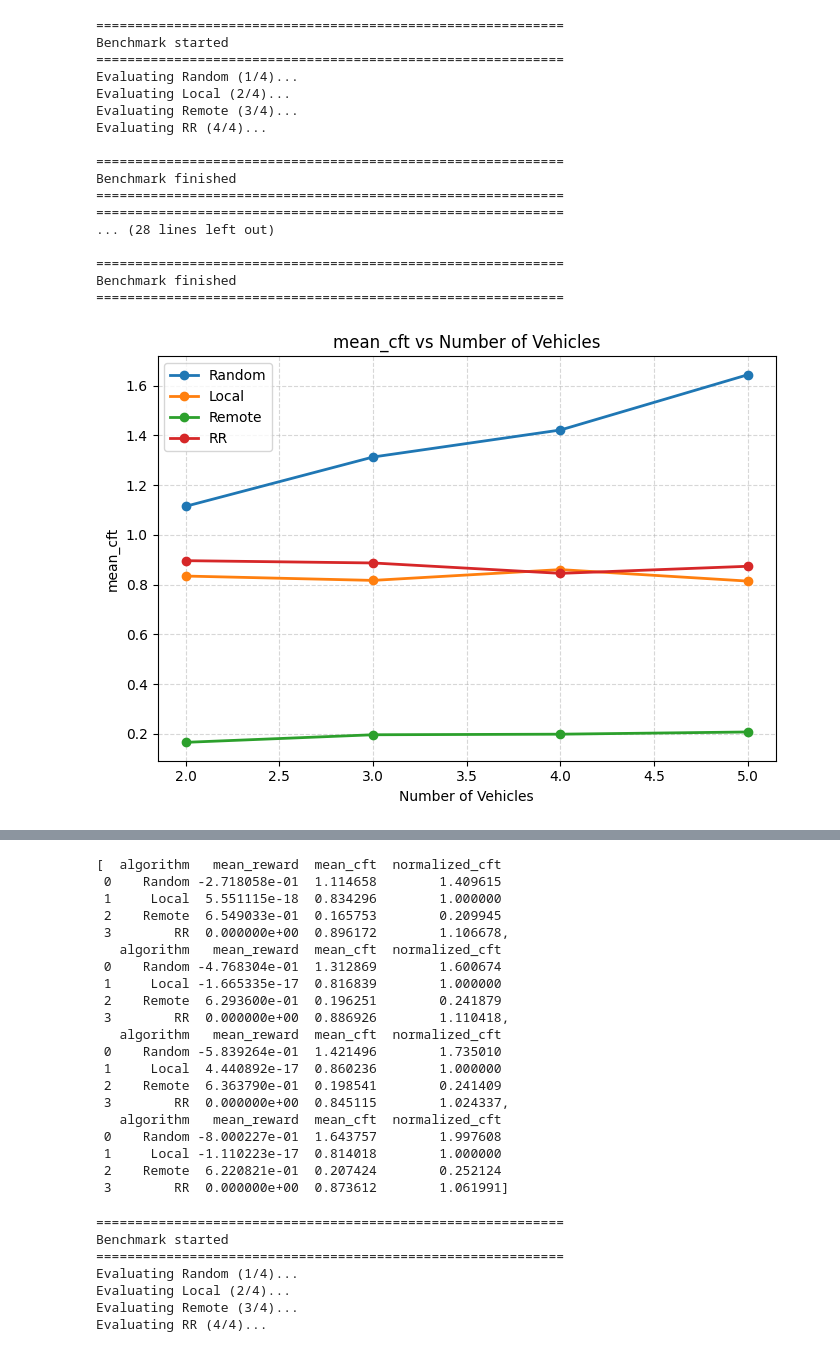
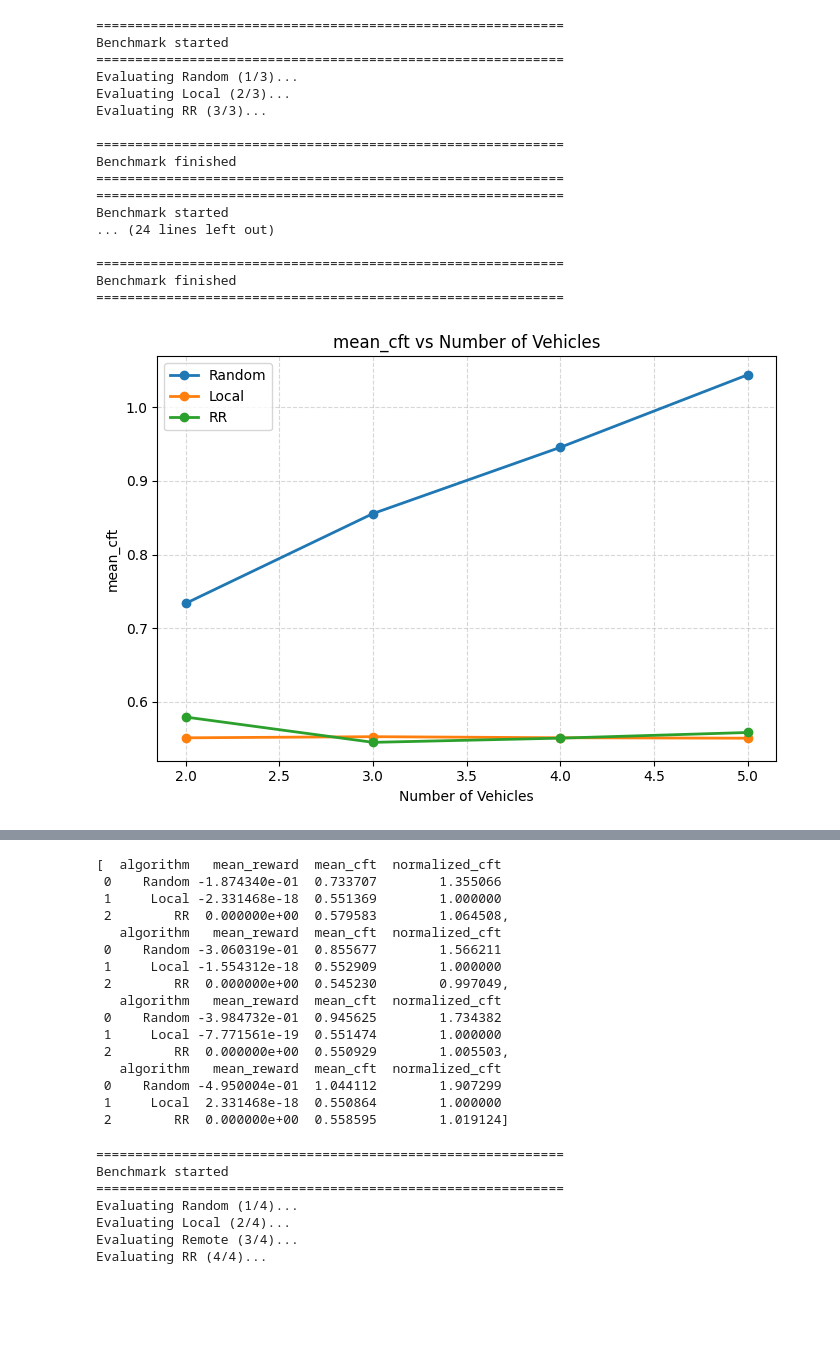
Before and after one commit to JavadiSM/paper-replication, a Jupyter notebook: 10.1109/experiments.ipynb, the cells around one changed output, grey strips where cells are left out. Drawn from its saved outputs; the diff is of its cells as text; code cells hidden in the pictures; blank space fills up the shorter version.

```diff
--- a/10.1109/experiments.ipynb
+++ b/10.1109/experiments.ipynb
@@ -455,7 +455,7 @@ def evaluate_all_algorithms(
     algorithms = [
         ("Random", Random, "heuristic"),
         ("Local", Local, "heuristic"),
-        ("Remote", Remote, "heuristic"),
+        # ("Remote", Remote, "heuristic"),
         # ("Greedy", Greedy, "heuristic"),
         ("RR", RoundRobinEvaluator, "rr"),
     ]
@@ -589,37 +589,37 @@ dfs = []
 for ve in ve_list:
     df = evaluate_all_algorithms(
         num_ve=ve,
         num_ves=5,
         num_nodes=10,
         max_steps=15_000,
         num_learn=15_000,
-        num_eval_episodes=20,
+        num_eval_episodes=1000,
         experiment=True
     )
     dfs.append(df)
 
 plot_benchmark_sweep(
     dfs=dfs,
     x_values=ve_list,
     x_label="Number of Vehicles"
 )
 dfs
 # %% [output]
 ============================================================
 Benchmark started
 ============================================================
-Evaluating Random (1/4)...
-Evaluating Local (2/4)...
-Evaluating Remote (3/4)...
-Evaluating RR (4/4)...
+Evaluating Random (1/3)...
+Evaluating Local (2/3)...
+Evaluating RR (3/3)...
 
 ============================================================
 Benchmark finished
 ============================================================
 ============================================================
-... (28 lines left out)
+Benchmark started
+... (24 lines left out)
 
 ============================================================
 Benchmark finished
 ============================================================
-[figure, old version]
+[figure, new version]
@@ -627,23 +627,19 @@ Benchmark finished
 [  algorithm   mean_reward  mean_cft  normalized_cft
- 0    Random -2.718058e-01  1.114658        1.409615
- 1     Local  5.551115e-18  0.834296        1.000000
- 2    Remote  6.549033e-01  0.165753        0.209945
- 3        RR  0.000000e+00  0.896172        1.106678,
+ 0    Random -1.874340e-01  0.733707        1.355066
+ 1     Local -2.331468e-18  0.551369        1.000000
+ 2        RR  0.000000e+00  0.579583        1.064508,
    algorithm   mean_reward  mean_cft  normalized_cft
- 0    Random -4.768304e-01  1.312869        1.600674
- 1     Local -1.665335e-17  0.816839        1.000000
- 2    Remote  6.293600e-01  0.196251        0.241879
- 3        RR  0.000000e+00  0.886926        1.110418,
+ 0    Random -3.060319e-01  0.855677        1.566211
+ 1     Local -1.554312e-18  0.552909        1.000000
+ 2        RR  0.000000e+00  0.545230        0.997049,
    algorithm   mean_reward  mean_cft  normalized_cft
- 0    Random -5.839264e-01  1.421496        1.735010
- 1     Local  4.440892e-17  0.860236        1.000000
- 2    Remote  6.363790e-01  0.198541        0.241409
- 3        RR  0.000000e+00  0.845115        1.024337,
+ 0    Random -3.984732e-01  0.945625        1.734382
+ 1     Local -7.771561e-19  0.551474        1.000000
+ 2        RR  0.000000e+00  0.550929        1.005503,
    algorithm   mean_reward  mean_cft  normalized_cft
- 0    Random -8.000227e-01  1.643757        1.997608
- 1     Local -1.110223e-17  0.814018        1.000000
- 2    Remote  6.220821e-01  0.207424        0.252124
- 3        RR  0.000000e+00  0.873612        1.061991]
+ 0    Random -4.950004e-01  1.044112        1.907299
+ 1     Local  2.331468e-18  0.550864        1.000000
+ 2        RR  0.000000e+00  0.558595        1.019124]
 # %%
 ve_list = [2, 3, 4, 5]
 
```
Also changed, not shown: parts of 2 cells of this notebook, 15 other files.
